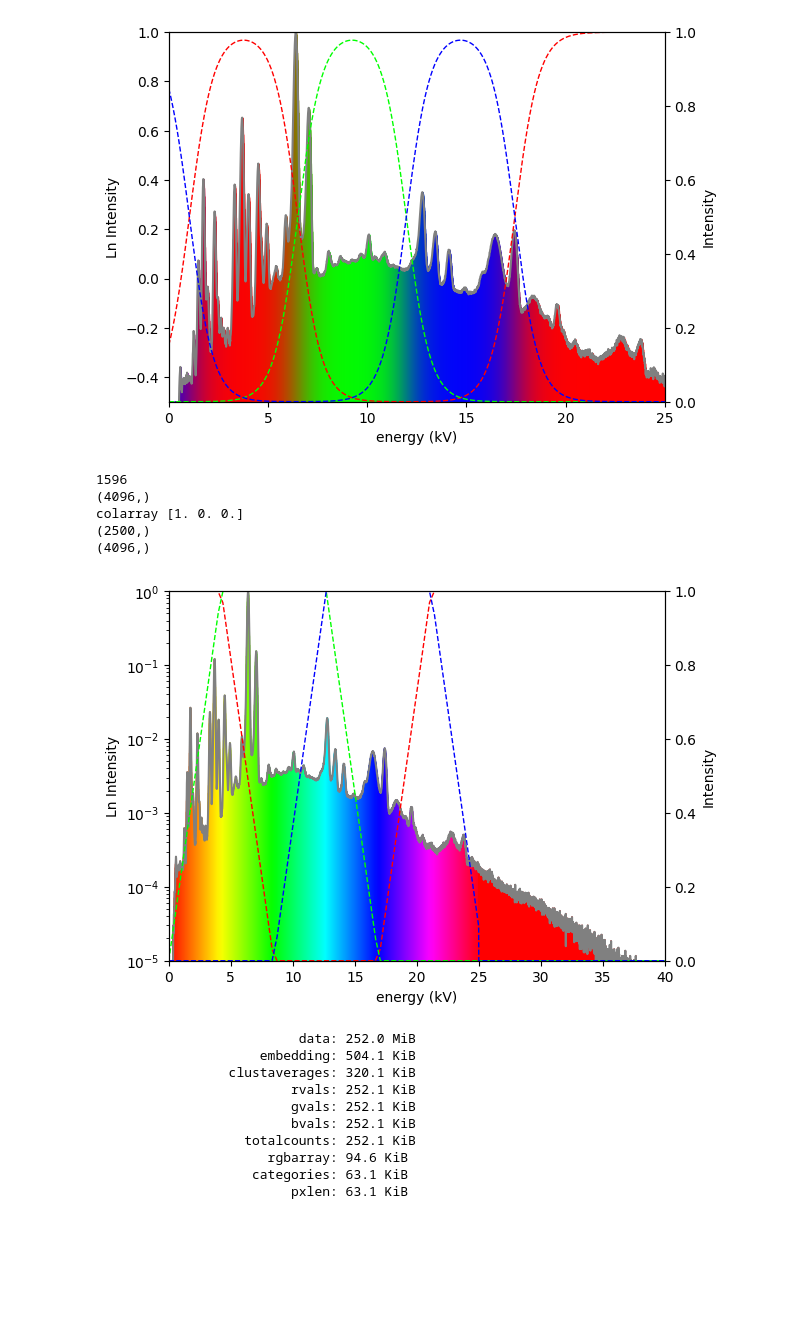
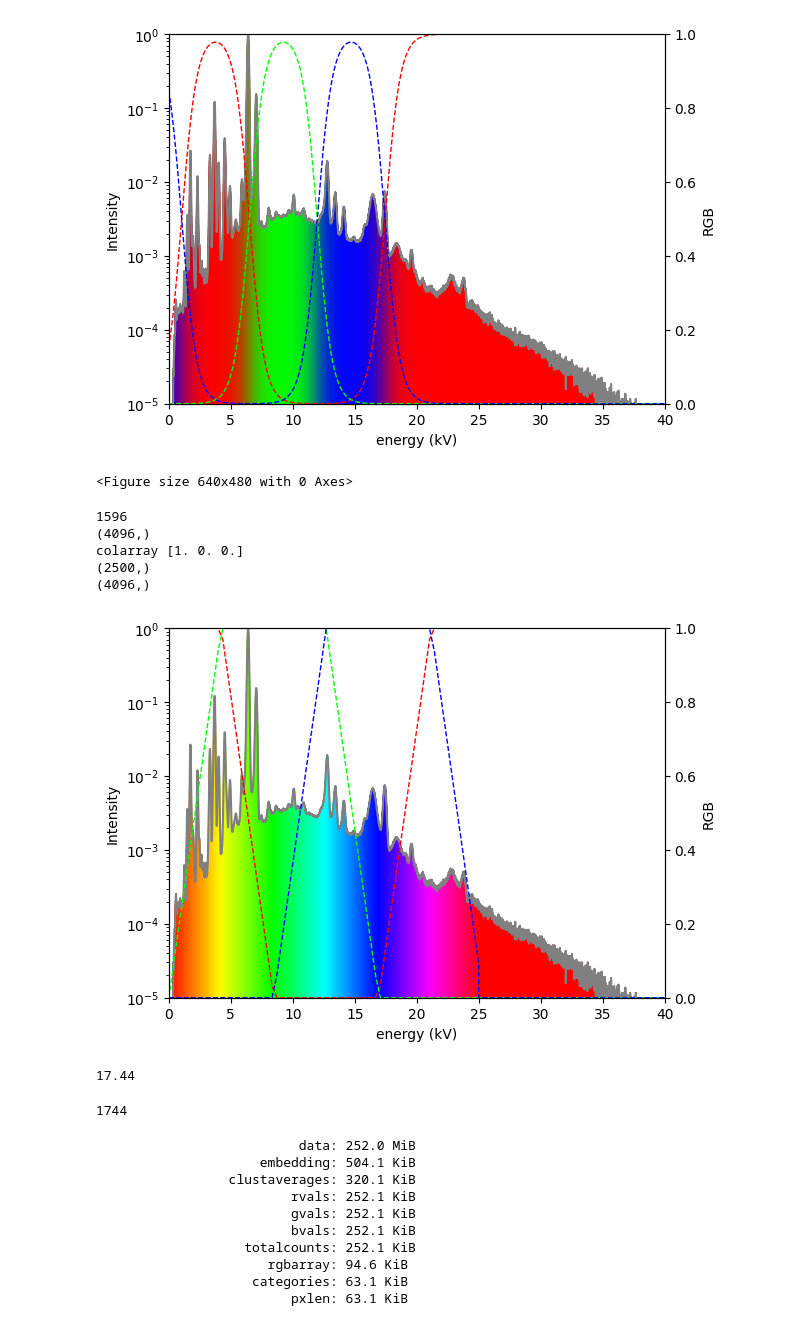
Before and after one commit to lachlanc61/ReadoutXFM, a Jupyter notebook: explore.ipynb, the cells around one changed output. Cells and saved outputs as stored; diff of their text form; code cells hidden in the pictures; blank space fills up the shorter version.

```diff
--- a/explore.ipynb
+++ b/explore.ipynb
@@ -186,7 +186,7 @@ with open(f, mode='rb') as file: # rb = read binary
             #if pixel index greater than expected no. pixels based on map dimensions
             #   end if we are doing a truncated run
             #   else throw a warning
-            if i >= (totalpx-1):
+            if i > (totalpx-1):
                 if (config.SHORTRUN == True):   #i > totalpx is expected for short run
                     print("ending at:", idx)
                     idx=streamlen+1
@@ -234,8 +234,6 @@ with open(f, mode='rb') as file: # rb = read binary
     "---------------------------\n"
     utils.varsizes(locals().items())
 
-
-
     #clear the bytestream from memory
     del stream
     gc.collect()
@@ -265,9 +263,7 @@ with open(f, mode='rb') as file: # rb = read binary
         clustering.clustplt(embedding, categories, mapx, clusttimes)
 
 
-
 print("CLEAN EXIT")
-
 
 
 """
@@ -321,55 +318,55 @@ import matplotlib as mpl
 import matplotlib.pyplot as plt
 from scipy.stats import norm
 
+nview=2500
+vymin=-1
+vymin=0
+
 venergy=energy
+ps=clustaverages[1,1]
+#ps=np.log(ps) #/max(clustaverages[1,1])
+ps=ps/max(ps)
+
 vred=colour.red
 vgreen=colour.green
 vblue=colour.blue
 
 gsum=vred+vgreen+vblue
 
-#plt.plot(vred, '#ff0000')
-#plt.plot(vgreen, '#00ff00')
-#plt.plot(vblue, '#0000ff')
-#plt.plot(gsum, 'k')
-ps=clustaverages[1,1]
-ps=np.log(ps) #/max(clustaverages[1,1])
-ps=ps/max(ps)
-#plotspec=np.transpose(plotspec)
-
 
 
 fig, ax1 = plt.subplots()
 
 ax1.set_xlabel('energy (kV)')
-ax1.set_ylabel('Ln Intensity')
-ax1.axis(xmin=0,xmax=25.0)
-ax1.axis(ymin=-0.5,ymax=1)
-
+ax1.set_ylabel('Intensity')
+ax1.axis(xmin=0,xmax=40)
+ax1.set_yscale('log')
+#ax1.axis(ymin=vymin,ymax=1)
+ax1.axis(ymin=0.00001,ymax=1)
 
 ax2 = ax1.twinx()
-ax2.set_ylabel('Intensity')
+ax2.set_ylabel('RGB')
 ax2.axis(ymin=0,ymax=1)
-
 
 ax2.plot(venergy, vred, '#ff0000', linestyle='dashed', linewidth=1)
 ax2.plot(venergy, vgreen, '#00ff00', linestyle='dashed', linewidth=1)
 ax2.plot(venergy, vblue, '#0000ff', linestyle='dashed', linewidth=1)
 
 ax1.plot(venergy, ps, color="gray")
 for i in range(len(ps) - 1):
-    ax1.fill_between([energy[i], energy[i+1]], [ps[i], ps[i+1]], y2=-0.5, color=(vred[i],vgreen[i],vblue[i]))
+    ax1.fill_between([energy[i], energy[i+1]], [ps[i], ps[i+1]], y2=vymin, color=(vred[i],vgreen[i],vblue[i]))
 
 plt.show()
 
-
+plt.savefig(os.path.join(config.odir, 'rgbgauss_spectrum.png'), dpi=150)
 
 
 #plt.plot(ps)
 #plt.bar(energy,plotspec,width=0.01)
 #plt.show()
 # %% [output]
-[figure, old version]
+[figure, new version]
+<Figure size 640x480 with 0 Axes>
 # %%
 #import matplotlib.colors as colors
 from matplotlib import cm
@@ -415,14 +412,14 @@ print(cred.shape)
 fig, ax1 = plt.subplots()
 
 ax1.set_xlabel('energy (kV)')
-ax1.set_ylabel('Ln Intensity')
+ax1.set_ylabel('Intensity')
 ax1.axis(xmin=0,xmax=40)
 ax1.set_yscale('log')
 #ax1.axis(ymin=vymin,ymax=1)
 ax1.axis(ymin=0.00001,ymax=1)
 
 ax2 = ax1.twinx()
-ax2.set_ylabel('Intensity')
+ax2.set_ylabel('RGB')
 ax2.axis(ymin=0,ymax=1)
 
 
@@ -434,6 +431,8 @@ ax1.plot(venergy, ps, color="gray")
 for i in range(len(ps) - 1):
     ax1.fill_between([energy[i], energy[i+1]], [ps[i], ps[i+1]], y2=vymin, color=(cred[i],cgreen[i],cblue[i]))
 
+
+plt.savefig(os.path.join(config.odir, 'hsv_spectrum.png'), dpi=150)
 plt.show()
 # %% [output]
 1596
@@ -441,4 +440,4 @@ plt.show()
 colarray [1. 0. 0.]
 (2500,)
 (4096,)
-[figure, old version]
+[figure, new version]
@@ -445,3 +449,10 @@ colarray [1. 0. 0.]
+# %%
+print(colour.ELASTIC)
+
+lookfor(energy,float(colour.ELASTIC))
+# %% [output]
+17.44
+1744
 # %%
 #import importlib
 #importlib.reload(utils)
```
Also changed, not shown: parts of 2 cells of this notebook, 2 other files.
